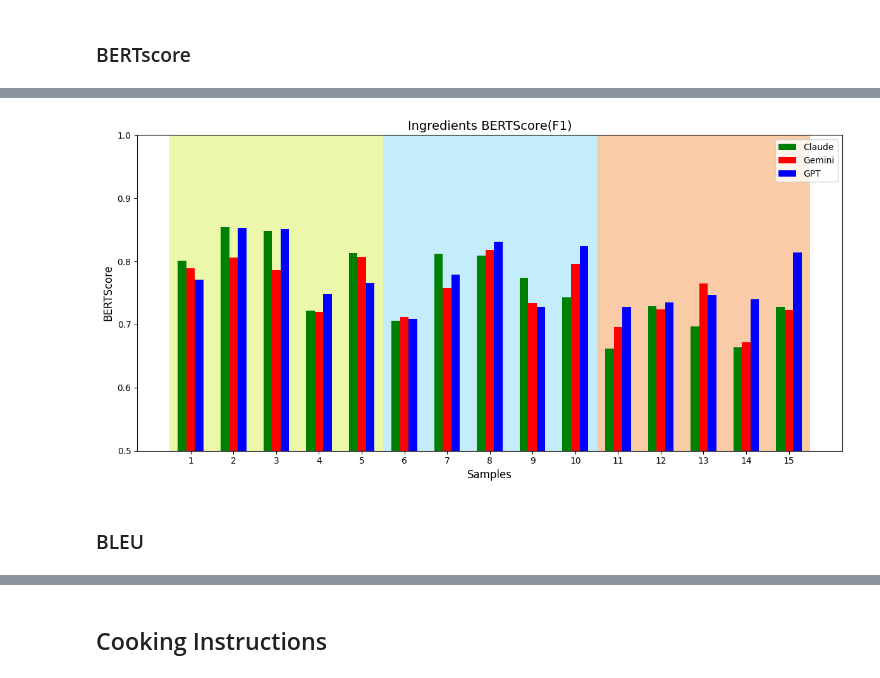
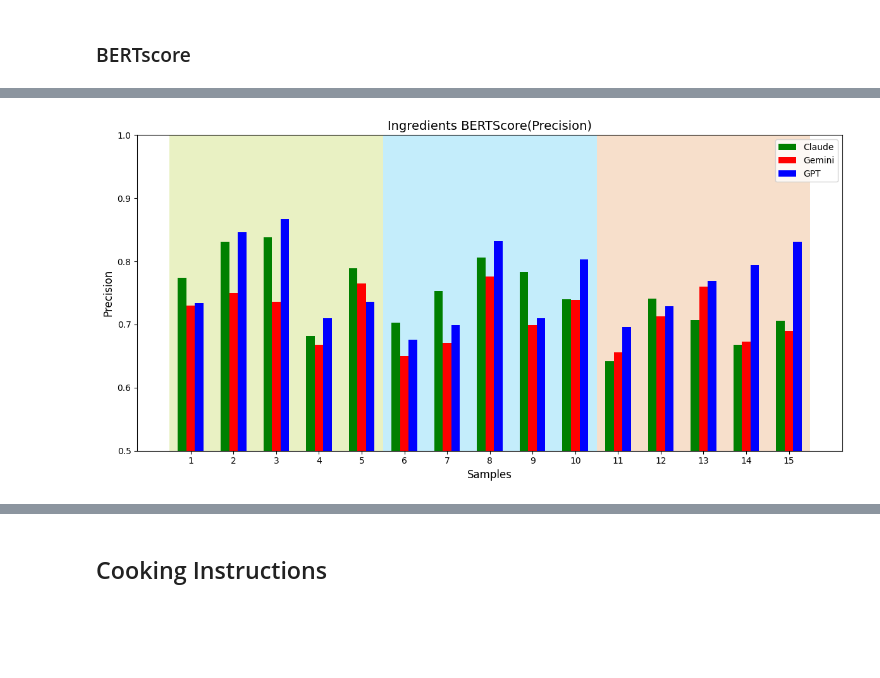
Before and after one commit to annchenn/AI_Final_Project, a Jupyter notebook: 0524_metrics_ingredients/BERTScoreModel.ipynb, the cells around one changed output, grey strips where cells are left out. Drawn from its saved outputs; the diff is of its cells as text; code cells hidden in the pictures; blank space fills up the shorter version.

Commit message:
bertscore

```diff
--- a/0524_metrics_ingredients/BERTScoreModel.ipynb
+++ b/0524_metrics_ingredients/BERTScoreModel.ipynb
@@ -161,37 +98,35 @@ BERTScore F1: 0.8528
 # %%
 import matplotlib.pyplot as plt
 x = list(range(1, 16))
 x2 = [i + 0.2 for i in x]
 x3 = [i - 0.2 for i in x]
 
 fig, ax = plt.subplots(figsize=(12, 6))
 
 color_map = {0: "#e9f1c3", 5: "#c4edfb", 10: "#f7dfcb"}
 
 for i in range(0, 15, 5):
     ax.axvspan(i + 0.5, i + 5.5, facecolor=color_map[i], alpha=0.99)
 
 # 畫長條圖
-claude_f1_scores = [score[2] for score in claude_ing_bertscore]
-gemini_f1_scores = [score[2] for score in gemini_ing_bertscore]
-gpt_f1_scores = [score[2] for score in gpt_ing_bertscore]
+claude_scores = [score[0] for score in claude_ing_bertscore]
+gemini_scores = [score[0] for score in gemini_ing_bertscore]
+gpt_scores = [score[0] for score in gpt_ing_bertscore]
 
 # 畫長條圖
-ax.bar(x3, claude_f1_scores, color='g', width=0.2, label='Claude')
-ax.bar(x, gemini_f1_scores, color='r', width=0.2, label='Gemini')
-ax.bar(x2, gpt_f1_scores, color='b', width=0.2, label='GPT')
+ax.bar(x3, claude_scores, color='g', width=0.2, label='Claude')
+ax.bar(x, gemini_scores, color='r', width=0.2, label='Gemini')
+ax.bar(x2, gpt_scores, color='b', width=0.2, label='GPT')
 
 # 加上 legend、標題與格式調整
 ax.legend()
 ax.set_xticks(range(1, 16))
 ax.set_xlabel('Samples', fontsize=12)
-ax.set_ylabel('BERTScore', fontsize=12)
-ax.set_title('Ingredients BERTScore(F1)', fontsize=14)
+ax.set_ylabel('Precision', fontsize=12)
+ax.set_title('Ingredients BERTScore(Precision)', fontsize=14)
 ax.set_ylim(0.5, 1.0)
 
 plt.tight_layout()
-plt.savefig('ing_bertscore.png')
+plt.savefig('ing_bertscore_precision.png')
 # %% [output]
-[figure, old version]
+[figure, new version]
-# %% [markdown]
-### BLEU
```
Also changed, not shown: parts of 8 cells of this notebook, 8 other files.
